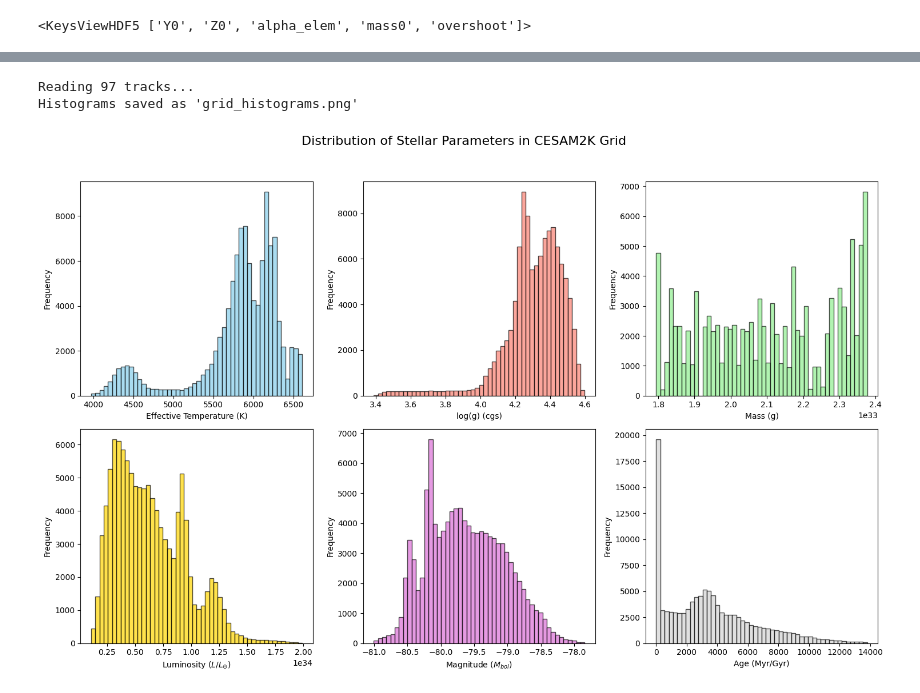
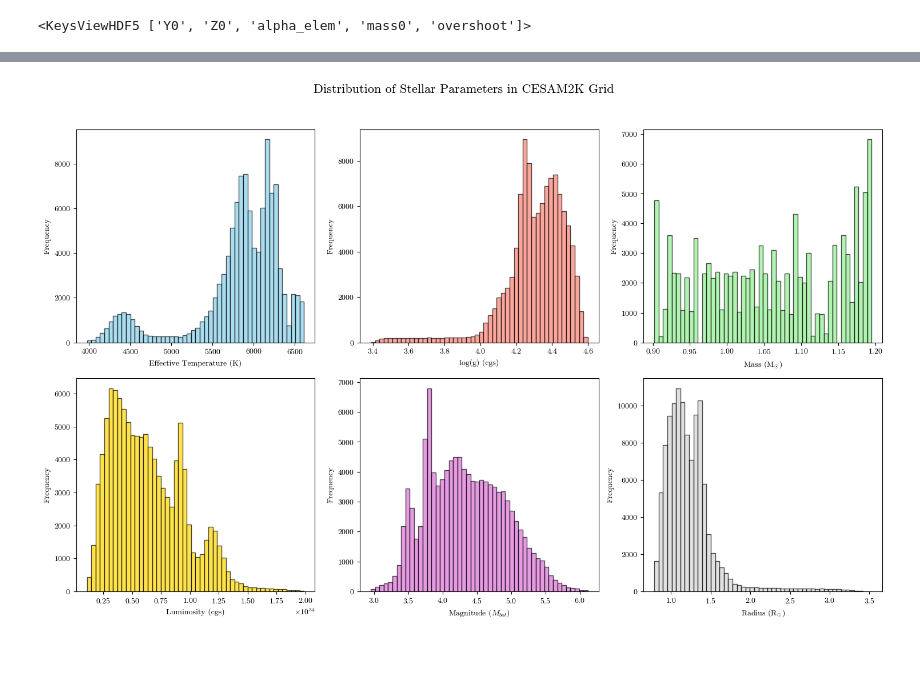
Before and after one commit to IsaacLP/Computational-Astrobiology, a Jupyter notebook: project/notebooks/grid.ipynb, the cells around one changed output, grey strips where cells are left out. Cells and saved outputs as stored; diff of their text form; code cells hidden in the pictures; blank space fills up the shorter version.

Commit message:
added radius and fixed units

```diff
--- a/project/notebooks/grid.ipynb
+++ b/project/notebooks/grid.ipynb
@@ -110,13 +109,12 @@ def plot_grid_histograms(file_path):
     with h5py.File(file_path, 'r') as f:
         # Identify all track groups
         tracks = [k for k in f.keys() if k.startswith('grid_')]
-        print(f"Reading {len(tracks)} tracks...")
 
         for track in tracks:
             path = f"{track}/global"
             if path in f:
                 # We only pull the columns we need for the histograms to save memory
-                keys_to_pull = ['teff', 'logg', 'lum', 'mass', 'age']
+                keys_to_pull = ['teff', 'logg', 'lum', 'mass', 'radius']
                 track_dict = {k: f[path][k][:] for k in keys_to_pull if k in f[path]}
                 all_data.append(pd.DataFrame(track_dict))
 
@@ -125,38 +123,41 @@ def plot_grid_histograms(file_path):
 
     # Calculate M_bol (Absolute Bolometric Magnitude)
     if 'lum' in df.columns:
-        df['M_bol'] = 4.74 - 2.5 * np.log10(df['lum'])
+        df['M_bol'] = 4.74 - 2.5 * np.log10(df['lum'] / 3.828e33)
+
+    # Convert mass to solar masses and radius to solar radii for better readability in plots
+    if 'mass' in df.columns:
+        df['mass'] = df['mass'] / 1.989e33  # Convert g to solar masses
+    if 'radius' in df.columns:
+        df['radius'] = df['radius'] / 6.957e10  # Convert cm to solar radii
 
     # Setup the figure
     fig, axes = plt.subplots(2, 3, figsize=(15, 10))
     fig.suptitle('Distribution of Stellar Parameters in CESAM2K Grid', fontsize=16)
 
     # List of parameters to plot
     params = [
         ('teff', 'Effective Temperature (K)', 'skyblue'),
         ('logg', 'log(g) (cgs)', 'salmon'),
-        ('mass', 'Mass (g)', 'lightgreen'),
-        ('lum', r'Luminosity ($L/L_{\odot}$)', 'gold'),
+        ('mass', r'Mass (M$_{\odot}$)', 'lightgreen'),
+        ('lum', r'Luminosity (cgs)', 'gold'),
         ('M_bol', r'Magnitude ($M_{bol}$)', 'orchid'),
-        ('age', 'Age (Myr/Gyr)', 'lightgrey')
+        ('radius', r'Radius (R$_{\odot}$)', 'lightgrey')
     ]
 
     for ax, (col, label, color) in zip(axes.flatten(), params):
         if col in df.columns:
             ax.hist(df[col].dropna(), bins=50, color=color, edgecolor='black', alpha=0.7)
             ax.set_xlabel(label)
             ax.set_ylabel('Frequency')
         else:
             ax.set_visible(False)
 
     plt.tight_layout(rect=[0, 0.03, 1, 0.95])
-    print("Histograms saved as 'grid_histograms.png'")
 
     return df
 
 # Run the plotting function
 df_all = plot_grid_histograms('../psls/models/grid_v0.1_ov0-plato.hdf5')
 # %% [output]
-Reading 97 tracks...
-Histograms saved as 'grid_histograms.png'
-[figure, old version]
+[figure, new version]
```
Also changed, not shown: parts of 1 cell of this notebook.
